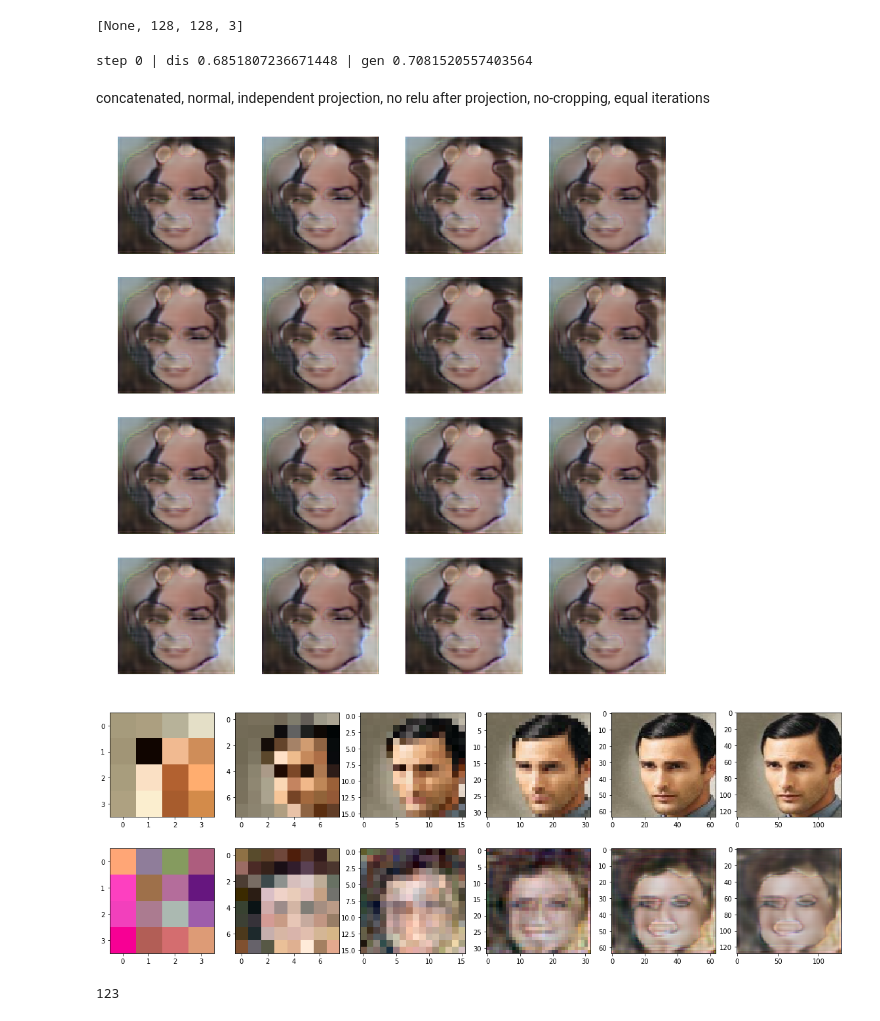
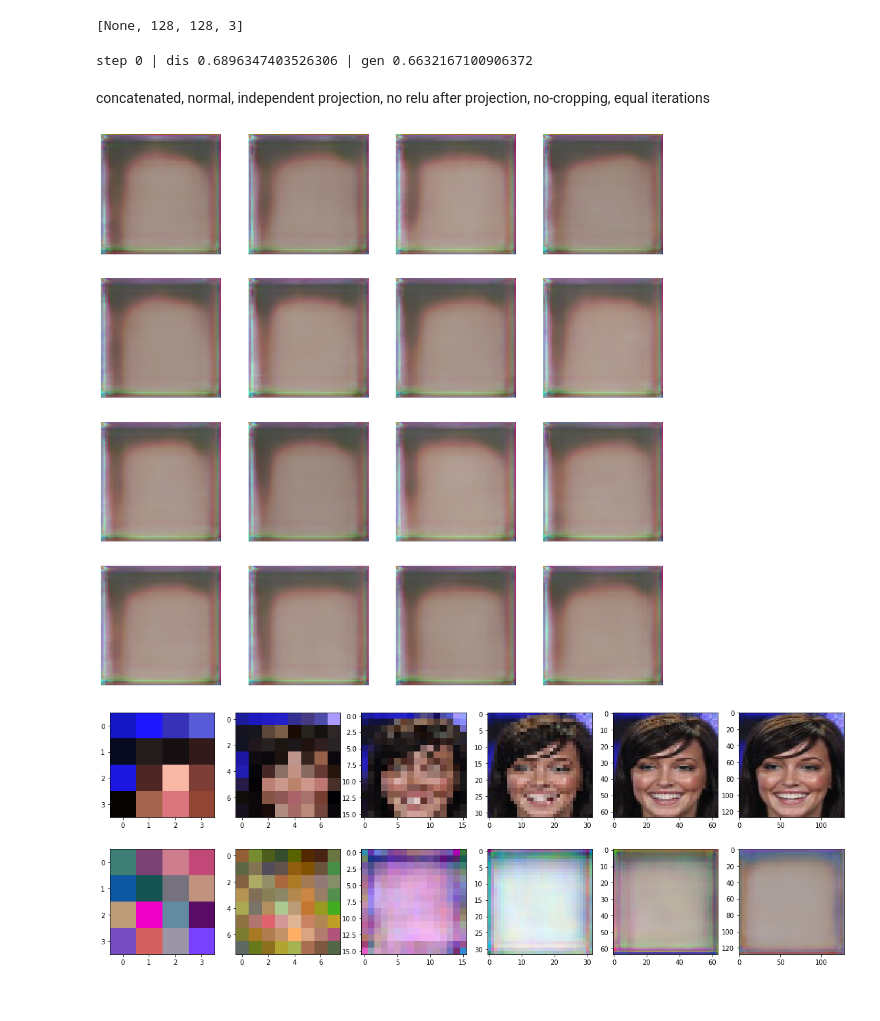
Before and after one commit to danmar3/AssociativeGAN, a Jupyter notebook: notebooks/msggan.ipynb, the cells around one changed output. Saved outputs shown, nothing was run; the diff lists cells and outputs as text; code cells hidden in the pictures.

```diff
--- a/notebooks/msggan.ipynb
+++ b/notebooks/msggan.ipynb
@@ -38,14 +39,14 @@ input shape: [None, 128, 128, 3]
 import twodlearn.debug
 @tdl.debug.stop_at_error
 def _test():
-    model = acgan.model.MSG_GAN(
+    model = acgan.model.msg_gan.MSG_GAN(
         embedding_size=512,
         generator={'init_shape':(4, 4, 512),
-                   'units': [512, 512, 512, 256, 128],
+                   'units': [256, 128, 64, 32, 16],
                    'outputs': 3,
                    'kernels': 3,
                    'strides': 2},
-        discriminator={'units':[256, 512, 512, 512, 512], #1024
+        discriminator={'units':[32, 64, 128, 256, 512], #1024
                        'kernels':3,
                        'strides':2,
                        'dropout':None}
@@ -108,7 +109,7 @@ dis.xreal.shape.as_list()
 # %%
 print('step {} | dis {} | gen {}'.format(dis.train_step.eval(), dis.loss.eval(), gen.loss.eval()) )
 # %% [output]
-step 0 | dis 0.6851807236671448 | gen 0.7081520557403564
+step 0 | dis 0.6896347403526306 | gen 0.6632167100906372
 # %%
 MAX_UPDATE_STEPS = 100
 def run_training(dis, gen, n_steps=1000, n_logging=100, session=None):
@@ -163,16 +167,16 @@ acgan.train.run_training(dis=dis, gen=gen, n_steps=2000, n_logging=10)
 # %%
 def normalize(image):
     return ((image-image.min())/(image.max()-image.min()))
 fig, ax = plt.subplots(4,4, figsize=(15, 15))
 ax = np.reshape(ax, 4*4)
-xsim = dis.xsim.eval()
+xsim =  session.run(gen.xsim) #dis.sim_pyramid[-1].eval()
 for i in range(4*4):
     image = (xsim[i][:,:,:]+1)*0.5
     ax[i].imshow(np.squeeze(normalize(image)),
                  interpolation='nearest')
     ax[i].axis('off')
 # %% [output]
-[figure, old version]
+[figure, new version]
 # %%
 fig, ax = plt.subplots(2, len(dis.real_pyramid), figsize=(20, 7))
 real_pyramid_ = session.run(dis.real_pyramid)
@@ -180,11 +184,7 @@ sim_pyramid_ = session.run(dis.sim_pyramid)
 for idx in range(len(dis.real_pyramid)):
     ax[0, idx].imshow(np.squeeze(normalize(real_pyramid_[idx][1, ...])),
                       interpolation='nearest')
-    ax[1, idx].imshow(np.squeeze(normalize(sim_pyramid_[idx][1, ...])),
+    ax[1, idx].imshow(np.squeeze(normalize(sim_pyramid_[idx][-1, ...])),
                       interpolation='nearest')
 # %% [output]
-[figure, old version]
+[figure, new version]
-# %%
-24+4+15+80
-# %% [output]
-123
```
Also changed, not shown: parts of 6 cells of this notebook, 4 other files.
